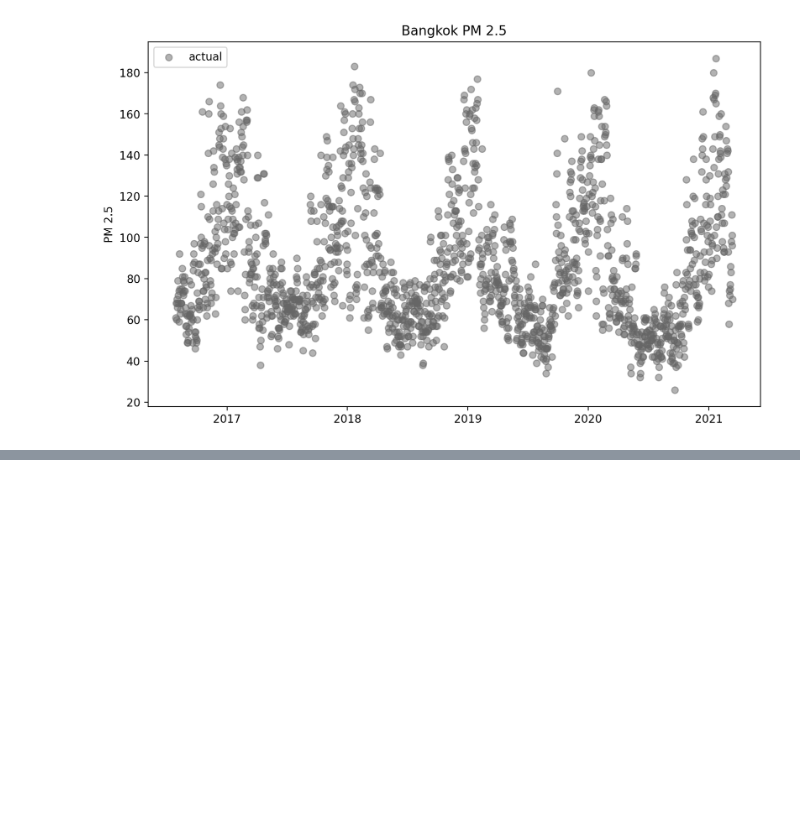
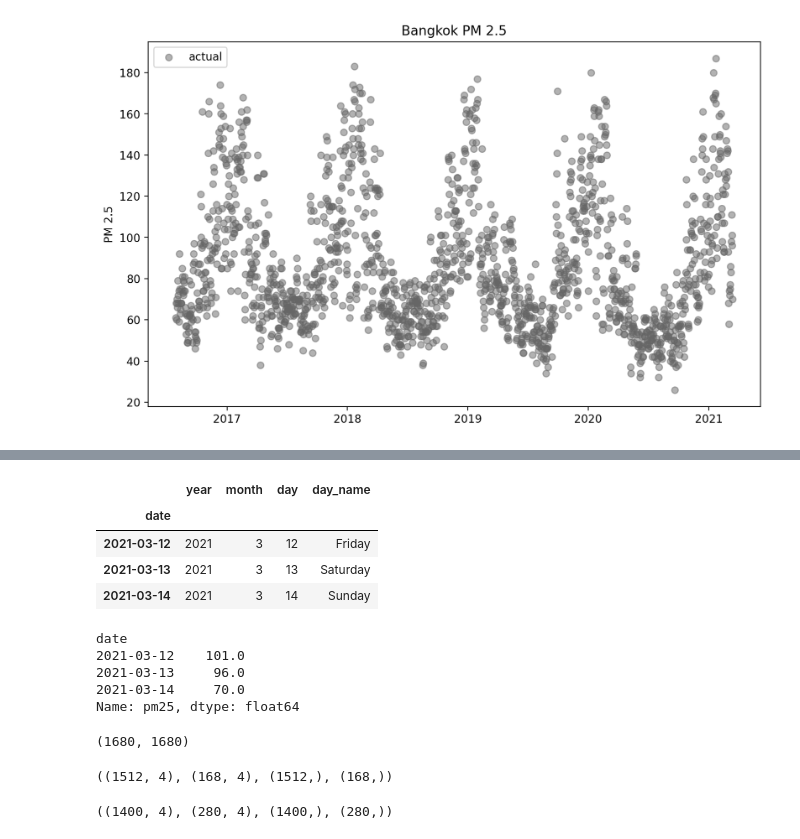
Before and after one commit to pNatTueku/ml_learning_with_ajprasertcbs, a Jupyter notebook: notebooks/time_series_bangkok_air_quality.ipynb, the cells around one changed output, grey strips where cells are left out. Drawn from its saved outputs; the diff is of its cells as text; code cells hidden in the pictures; blank space fills up the shorter version.

```diff
--- a/notebooks/time_series_bangkok_air_quality.ipynb
+++ b/notebooks/time_series_bangkok_air_quality.ipynb
@@ -231,0 +254,22 @@ plt.legend();
+# %%
+X = data[feature_cols]
+X.tail(3)
+# %% [output]
+|  | year | month | day | day_name |
+| date |  |  |  |  |
+| 2021-03-12 | 2021 | 3 | 12 | Friday |
+| 2021-03-13 | 2021 | 3 | 13 | Saturday |
+| 2021-03-14 | 2021 | 3 | 14 | Sunday |
+# %%
+y = data[y_col]
+y.tail(3)
+# %% [output]
+date
+2021-03-12    101.0
+2021-03-13     96.0
+2021-03-14     70.0
+Name: pm25, dtype: float64
+# %%
+len(X), len(y)
+# %% [output]
+(1680, 1680)
@@ -231,0 +278,16 @@ plt.legend();
+# %%
+# split data : mothod #1
+
+X_train, X_test, y_train, y_test = train_test_split(X, y, test_size = 0.1, random_state = 1)
+X_train.shape, X_test.shape, y_train.shape, y_test.shape
+# %% [output]
+((1512, 4), (168, 4), (1512,), (168,))
+# %%
+# split data : mothod #2
+
+split_at = 1400
+
+X_train, X_test, y_train, y_test = X[: split_at], X[split_at: ], y[: split_at], y[split_at: ]
+X_train.shape, X_test.shape, y_train.shape, y_test.shape
+# %% [output]
+((1400, 4), (280, 4), (1400,), (280,))
```
Also changed, not shown: parts of 12 cells of this notebook.
